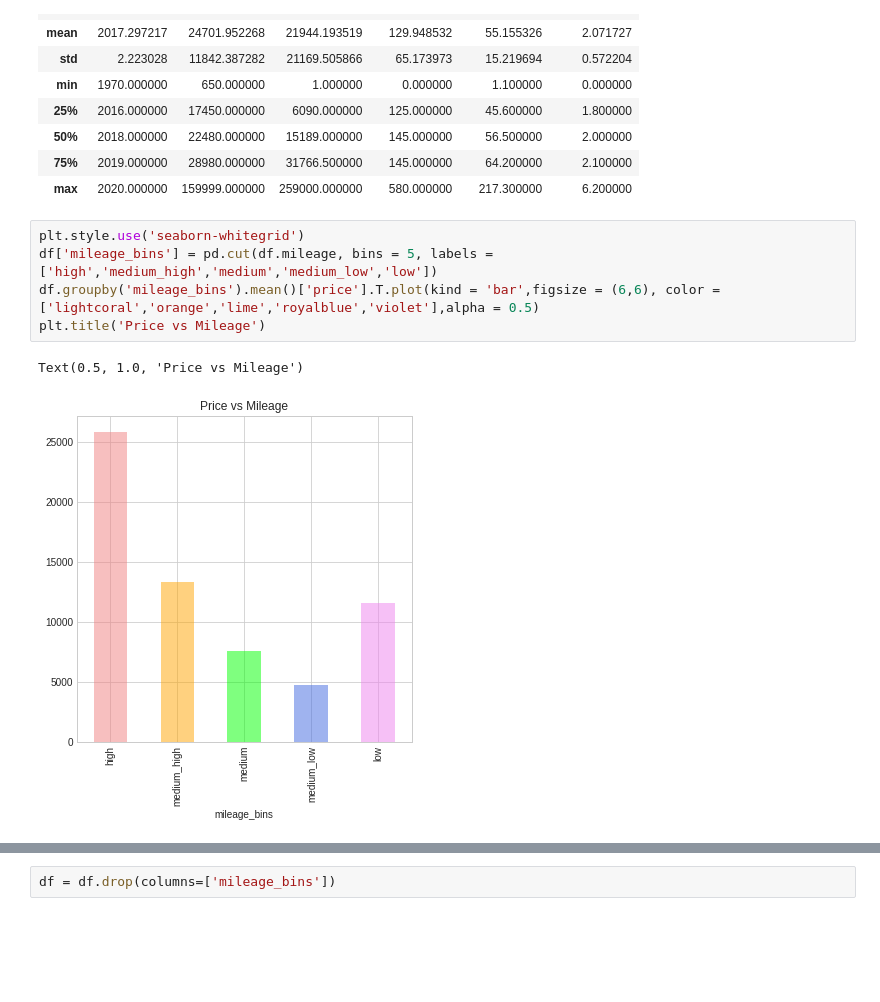
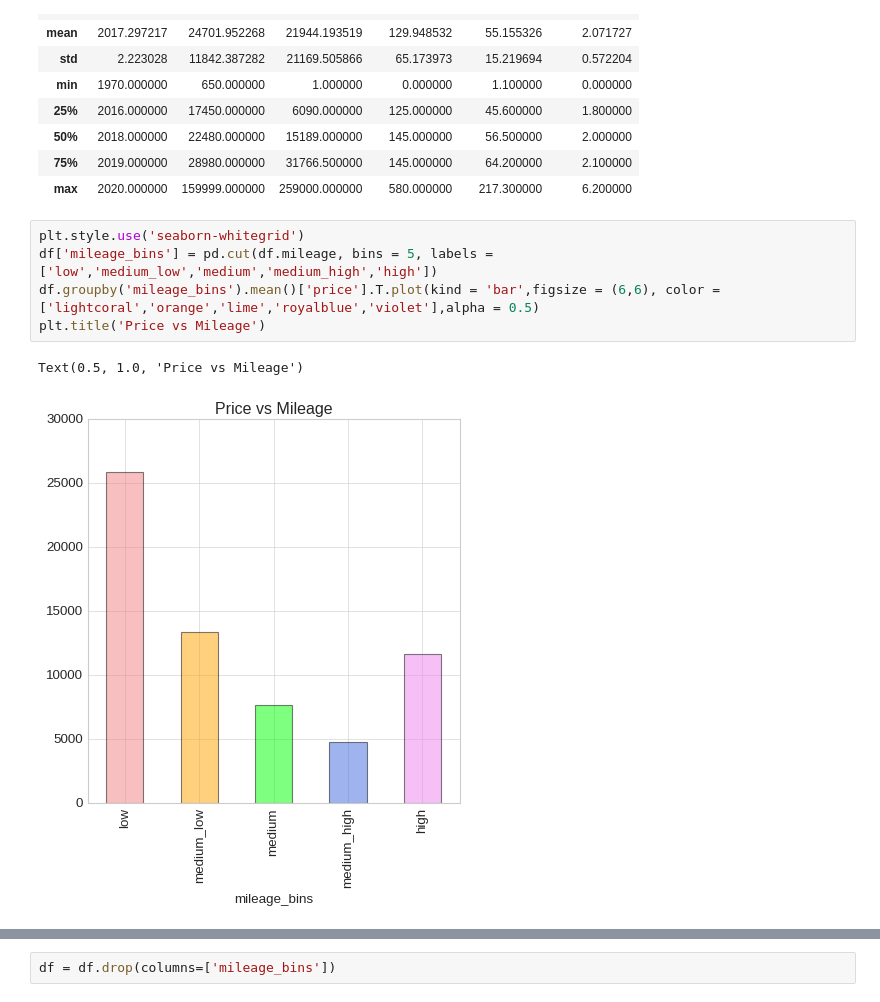
Before and after one commit to JaperTai77/Colab-notebook, a Jupyter notebook: car_price.ipynb, the cells around one changed output, grey strips where cells are left out. Saved outputs shown, nothing was run; the diff lists cells and outputs as text; blank space fills up the shorter version.

```diff
--- a/car_price.ipynb
+++ b/car_price.ipynb
@@ -76,12 +76,12 @@ df.describe()
 | max | 2020.000000 | 159999.000000 | 259000.000000 | 580.000000 | 217.300000 | 6.200000 |
 # %%
 plt.style.use('seaborn-whitegrid')
-df['mileage_bins'] = pd.cut(df.mileage, bins = 5, labels = ['high','medium_high','medium','medium_low','low'])
+df['mileage_bins'] = pd.cut(df.mileage, bins = 5, labels = ['low','medium_low','medium','medium_high','high'])
 df.groupby('mileage_bins').mean()['price'].T.plot(kind = 'bar',figsize = (6,6), color = ['lightcoral','orange','lime','royalblue','violet'],alpha = 0.5)
 plt.title('Price vs Mileage')
 # %% [output]
 Text(0.5, 1.0, 'Price vs Mileage')
-[figure, old version]
+[figure, new version]
 # %%
 df.groupby('mileage_bins').mean()['tax'].T.plot(kind = 'bar',figsize = (6,6), color = ['lightcoral','orange','lime','royalblue','violet'],alpha = 0.5)
 plt.title('Tax vs Mileage')
```
Also changed, not shown: parts of 1 cell of this notebook.
